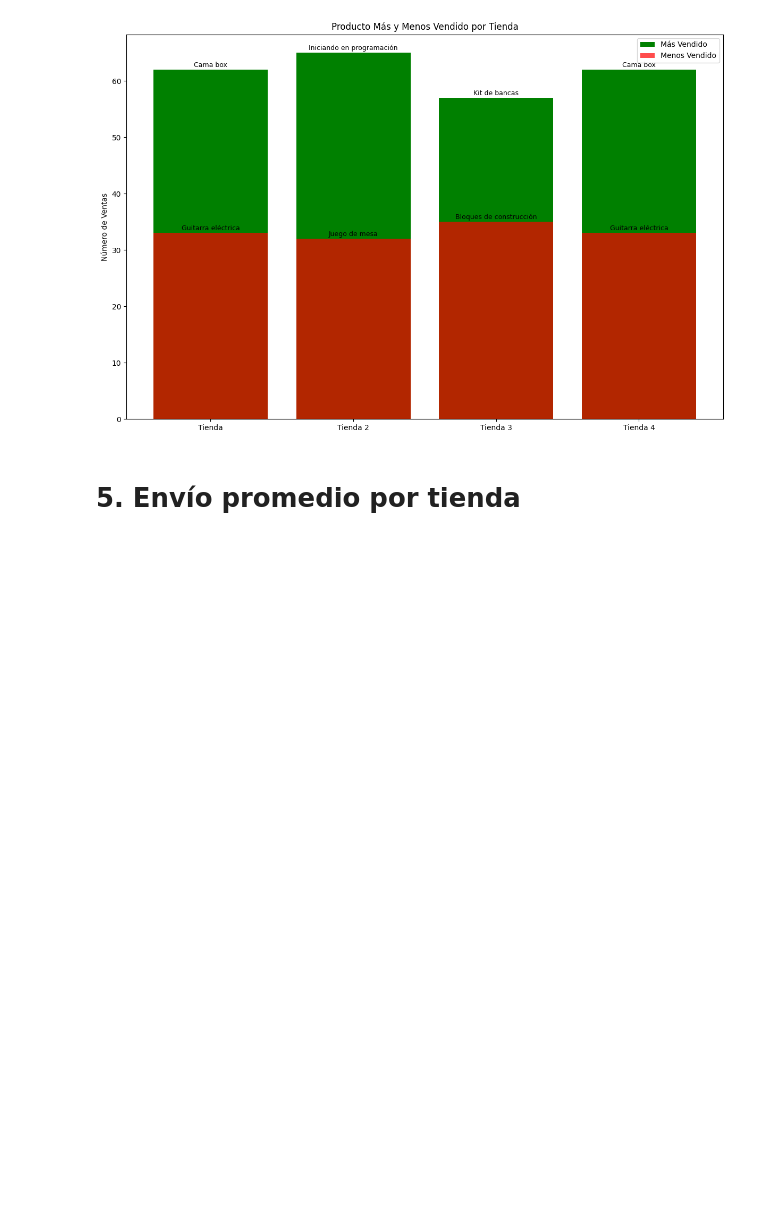
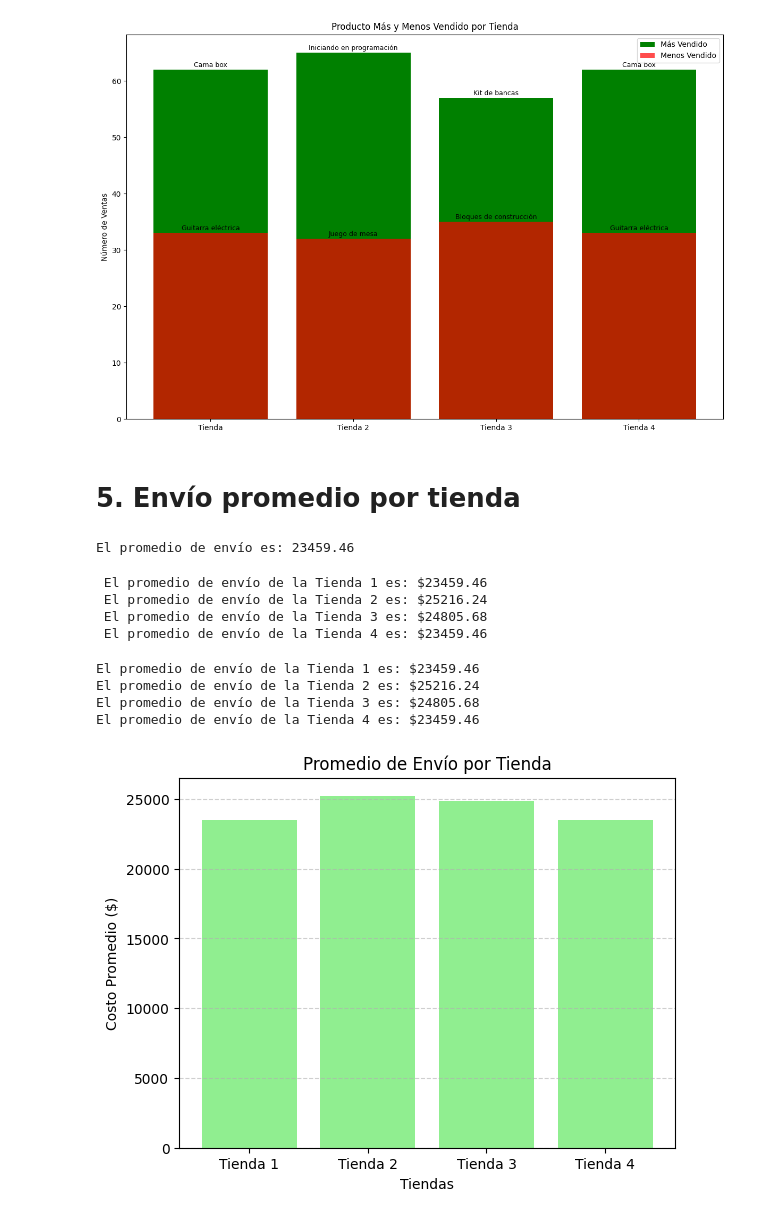
Before and after one commit to EnriqueRangel/AluraStoreLatamChallenge, a Jupyter notebook: AluraStoreLatam.ipynb, the cells around one changed output. Cells and saved outputs as stored; diff of their text form; code cells hidden in the pictures; blank space fills up the shorter version.

```diff
--- a/AluraStoreLatam.ipynb
+++ b/AluraStoreLatam.ipynb
@@ -285,3 +285,49 @@ plt.show()
 [figure]
 # %% [markdown]
 # 5. Envío promedio por tienda
+# %%
+promedio_de_envío = round(tienda['Costo de envío'].mean(),2)
+print(f"El promedio de envío es: {promedio_de_envío}")
+# %% [output]
+El promedio de envío es: 23459.46
+# %%
+tiendas = [tienda, tienda2, tienda3, tienda4]
+
+for i, tienda in enumerate(tiendas, start=1):
+    promedio_de_envío = round(tienda['Costo de envío'].mean(), 2)
+    print(f" El promedio de envío de la Tienda {i} es: ${promedio_de_envío}")
+# %% [output]
+ El promedio de envío de la Tienda 1 es: $23459.46
+ El promedio de envío de la Tienda 2 es: $25216.24
+ El promedio de envío de la Tienda 3 es: $24805.68
+ El promedio de envío de la Tienda 4 es: $23459.46
+# %%
+# Lista de DataFrames
+tiendas = [tienda, tienda2, tienda3, tienda4]
+
+# Inicializar lista para guardar los promedios
+promedios = []
+
+# Calcular promedio por tienda
+for i, tienda in enumerate(tiendas, start=1):
+    promedio = round(tienda['Costo de envío'].mean(), 2)
+    promedios.append(promedio)
+    print(f"El promedio de envío de la Tienda {i} es: ${promedio}")
+
+# Convertimos la lista a array de NumPy
+promedios_np = np.array(promedios)
+nombres_tiendas = np.array([f'Tienda {i}' for i in range(1, len(tiendas)+1)])
+
+# Gráfico de barras con NumPy + Matplotlib
+plt.bar(nombres_tiendas, promedios_np, color='lightgreen')
+plt.title('Promedio de Envío por Tienda')
+plt.xlabel('Tiendas')
+plt.ylabel('Costo Promedio ($)')
+plt.grid(axis='y', linestyle='--', alpha=0.6)
+plt.show()
+# %% [output]
+El promedio de envío de la Tienda 1 es: $23459.46
+El promedio de envío de la Tienda 2 es: $25216.24
+El promedio de envío de la Tienda 3 es: $24805.68
+El promedio de envío de la Tienda 4 es: $23459.46
+[figure, added]
```
Also changed, not shown: parts of 1 cell of this notebook.
